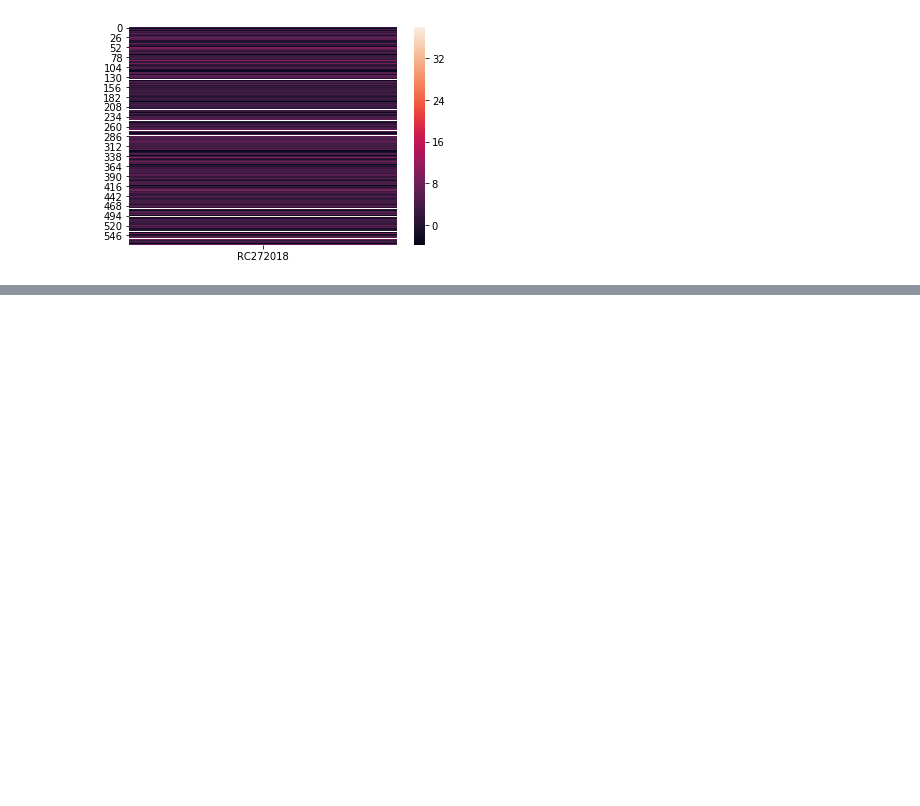
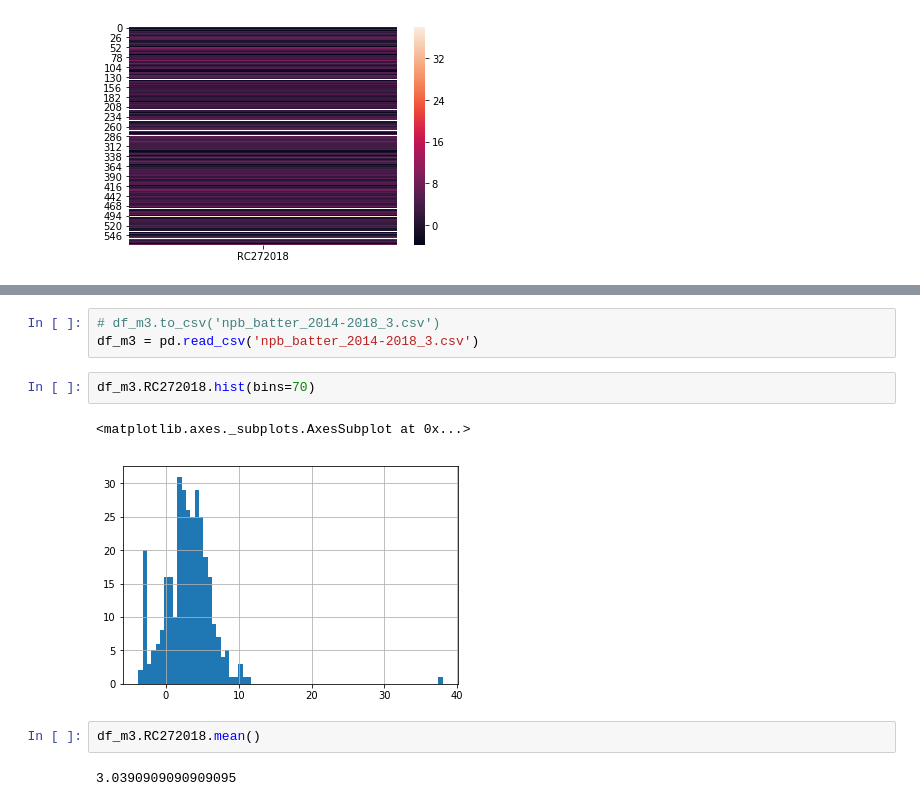
Before and after one commit to applego/IPython_root, a Jupyter notebook: npb/predict_rank/npb_batter_2014-2018.ipynb, the cells around one changed output, grey strips where cells are left out. Drawn from its saved outputs; the diff is of its cells as text; blank space fills up the shorter version.

```diff
--- a/npb/predict_rank/npb_batter_2014-2018.ipynb
+++ b/npb/predict_rank/npb_batter_2014-2018.ipynb
@@ -684,0 +816,12 @@ sns.heatmap(DataFrame(df_m2.RC272018))
+# %%
+# df_m3.to_csv('npb_batter_2014-2018_3.csv')
+df_m3 = pd.read_csv('npb_batter_2014-2018_3.csv')
+# %%
+df_m3.RC272018.hist(bins=70)
+# %% [output]
+<matplotlib.axes._subplots.AxesSubplot at 0x...>
+[figure, added]
+# %%
+df_m3.RC272018.mean()
+# %% [output]
+3.0390909090909095
```
Also changed, not shown: parts of 120 cells of this notebook, 16 other files.
